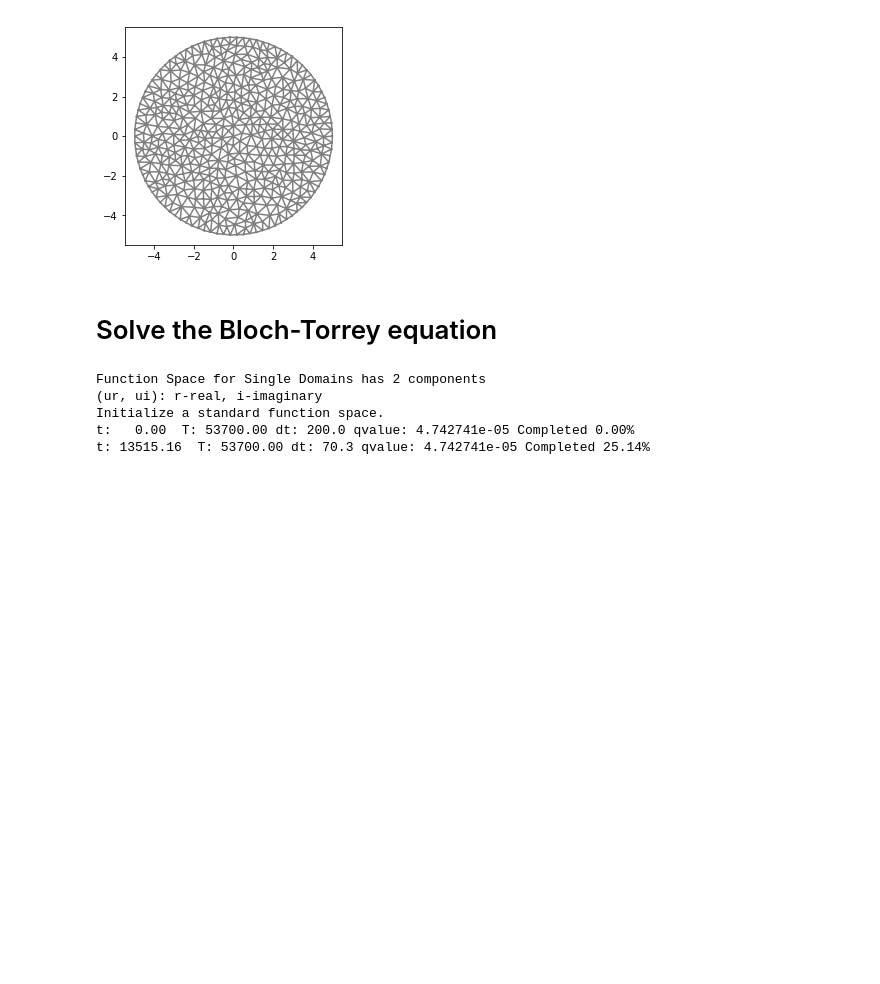
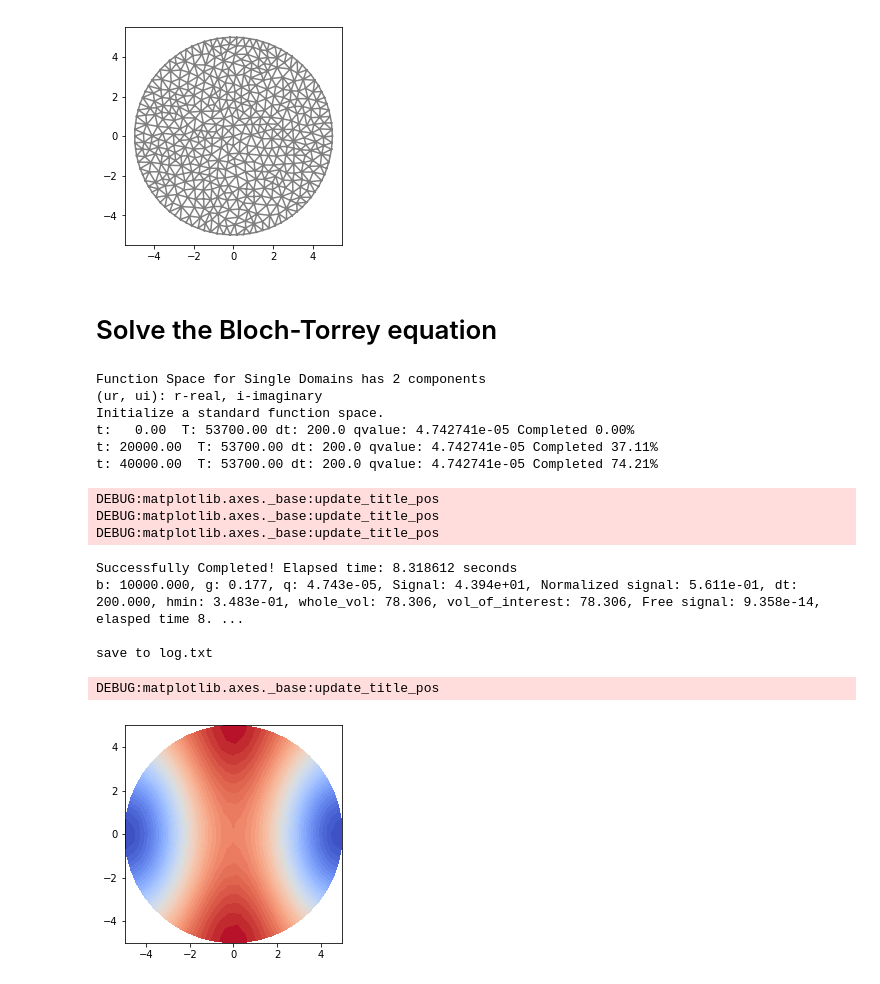
Before and after one commit to van-dang/DMRI-FEM-Cloud, a Jupyter notebook: AdaptiveMidpoint.ipynb, the cells around one changed output. Saved outputs shown, nothing was run; the diff lists cells and outputs as text; code cells hidden in the pictures; blank space fills up the shorter version.

```diff
--- a/AdaptiveMidpoint.ipynb
+++ b/AdaptiveMidpoint.ipynb
@@ -237,12 +237,13 @@ for bvalue in bvalues:
         u_high = mid_point_single_step(tp + mri_simu.k/2, mri_simu.t + mri_simu.k, mri_simu.k/2, u_mid);
 
         theta = 0.5
-        tol = 1e-2
+        tol = 1e-1
         est = compute_est(theta, u_low, u_high)
         dt_new = compute_new_dt(theta, est, tol, mri_simu.k)
-
         if est > tol:
-            mri_simu.k = min(dt_new, mri_para.T - mri_simu.t)
+            print(dt_new)
+            # mri_simu.k = min(dt_new, mri_para.T - mri_simu.t)
+            mri_simu.k = dt_new
         else:
             w0.vector()[:] = u_high.vector()[:]
             tp = mri_simu.t
@@ -281,34 +282,44 @@ for bvalue in bvalues:
         File("u0r.pvd")<<u0r_0p
         File("u1r.pvd")<<u1r_0p
     else:
         ur, ui = split(w0)
         signal = assemble(ur*dx);
         out_text = 'b: %.3f, g: %.3f, q: %.3e, Signal: %.3e, Normalized signal: %.3e, dt: %.3f, hmin: %.3e, whole_vol: %.3f, vol_of_interest: %.3f, Free signal: %.3e, elasped time %.3f (s)\n'%(mri_para.bvalue, mri_para.gvalue, mri_para.qvalue, signal, signal/voi, mri_simu.k, mydomain.hmin, whole_vol, voi, exp(-mri_para.bvalue*mydomain.D0), mri_simu.elapsed_time)
         print(out_text)
         V = FunctionSpace(mydomain.mymesh,mydomain.Ve);
         ur_p = project(ur,V)
         if mydomain.tdim==mydomain.gdim and not(plt==None):
             plt.figure(10000);
             plot(ur_p, cmap="coolwarm")
         File("ur.pvd")<<ur_p
     signal_array.append(signal)
     voi_array.append(voi)
     whole_vol_array.append(whole_vol);
 
     comm = MPI.comm_world
     rank = comm.Get_rank()
 
     print("save to log.txt")
     outfile = open('log.txt', 'a')
     if int(rank) == 0:
             outfile.write(out_text)
     outfile.close()
 # %% [output]
 Function Space for Single Domains has 2 components
 (ur, ui): r-real, i-imaginary
 Initialize a standard function space.
 t:   0.00  T: 53700.00 dt: 200.0 qvalue: 4.742741e-05 Completed 0.00%
-t: 13515.16  T: 53700.00 dt: 70.3 qvalue: 4.742741e-05 Completed 25.14%
+t: 20000.00  T: 53700.00 dt: 200.0 qvalue: 4.742741e-05 Completed 37.11%
+t: 40000.00  T: 53700.00 dt: 200.0 qvalue: 4.742741e-05 Completed 74.21%
+DEBUG:matplotlib.axes._base:update_title_pos
+DEBUG:matplotlib.axes._base:update_title_pos
+DEBUG:matplotlib.axes._base:update_title_pos
+Successfully Completed! Elapsed time: 8.318612 seconds
+b: 10000.000, g: 0.177, q: 4.743e-05, Signal: 4.394e+01, Normalized signal: 5.611e-01, dt: 200.000, hmin: 3.483e-01, whole_vol: 78.306, vol_of_interest: 78.306, Free signal: 9.358e-14, elasped time 8. ...
+
+save to log.txt
+DEBUG:matplotlib.axes._base:update_title_pos
+[figure, added]
 # %%
 import numpy as np
 plt.plot(bvalues, np.divide(signal_array,signal_array[0]))
```
